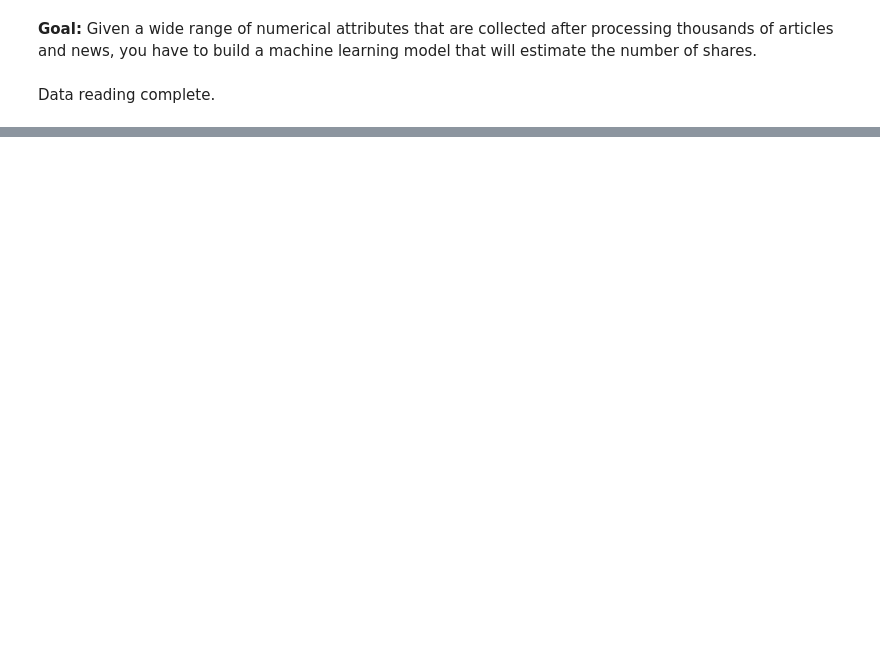
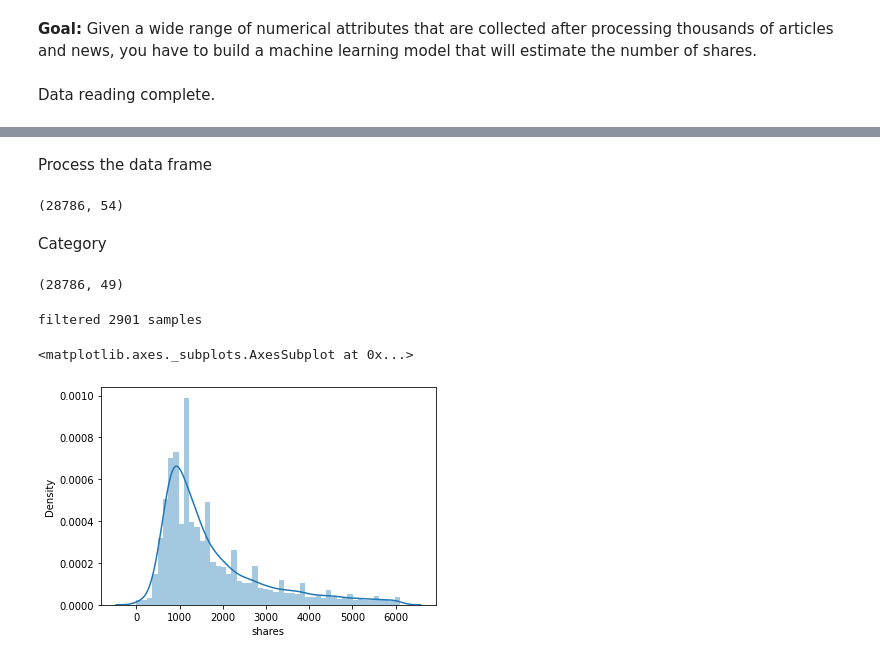
Before and after one commit to prahlad37/ml-hackathon, a Jupyter notebook: qbuzz_prob_1.ipynb, the cells around one changed output, grey strips where cells are left out. Saved outputs shown, nothing was run; the diff lists cells and outputs as text; code cells hidden in the pictures; blank space fills up the shorter version.

Commit message:
Process dataframe
- strip whitespaces
- combine days, category columns

```diff
--- a/qbuzz_prob_1.ipynb
+++ b/qbuzz_prob_1.ipynb
@@ -46,0 +48,43 @@ sns.distplot(shares)
+# %% [markdown]
+Process the data frame
+# %%
+import numpy as np
+
+# remove extra spaces from columns
+data.columns = data.columns.str.strip()
+# drop weekend
+data = data.drop(columns=['Weekend'], errors='ignore')
+# combine all days to single column
+day_list = {'Monday':1, 'Tuesday':2, 'Wednesday':3, 'Thursday':4, 'Friday':5, 'Saturday':6, 'Sunday':7}
+sdf_day = data[day_list.keys()]
+data['which_day'] = sdf_day.mul(np.array((1, 2, 3, 4, 5, 6, 7)),axis=1).sum(axis=1)
+data = data.drop(columns=day_list.keys(), errors='ignore')
+
+data.shape
+# %% [output]
+(28786, 54)
+# %% [markdown]
+Category
+# %%
+# combine all days to single column
+cat_list = {'Lifestyle':1, 'Entertainment':2, 'Business':3, 'SocialMedia':4, 'Technology':5, 'World':6}
+sdf_cat = data[cat_list.keys()]
+data['category'] = sdf_cat.mul(cat_list.values(),axis=1).sum(axis=1)
+data = data.drop(columns=cat_list.keys(), errors='ignore')
+
+data.shape
+# %% [output]
+(28786, 49)
+# %%
+# filter top 10% samples
+data_filtered = data[data['shares'] < 6200 ]
+filt_sample_sz, x = data_filtered.shape
+
+# print number of samples that are dropped.
+print('filtered '+ str(sample_sz- filt_sample_sz) + ' samples')
+
+sns.distplot(data_filtered.shares)
+# %% [output]
+filtered 2901 samples
+<matplotlib.axes._subplots.AxesSubplot at 0x...>
+[figure, added]
```
Also changed, not shown: parts of 5 cells of this notebook.
